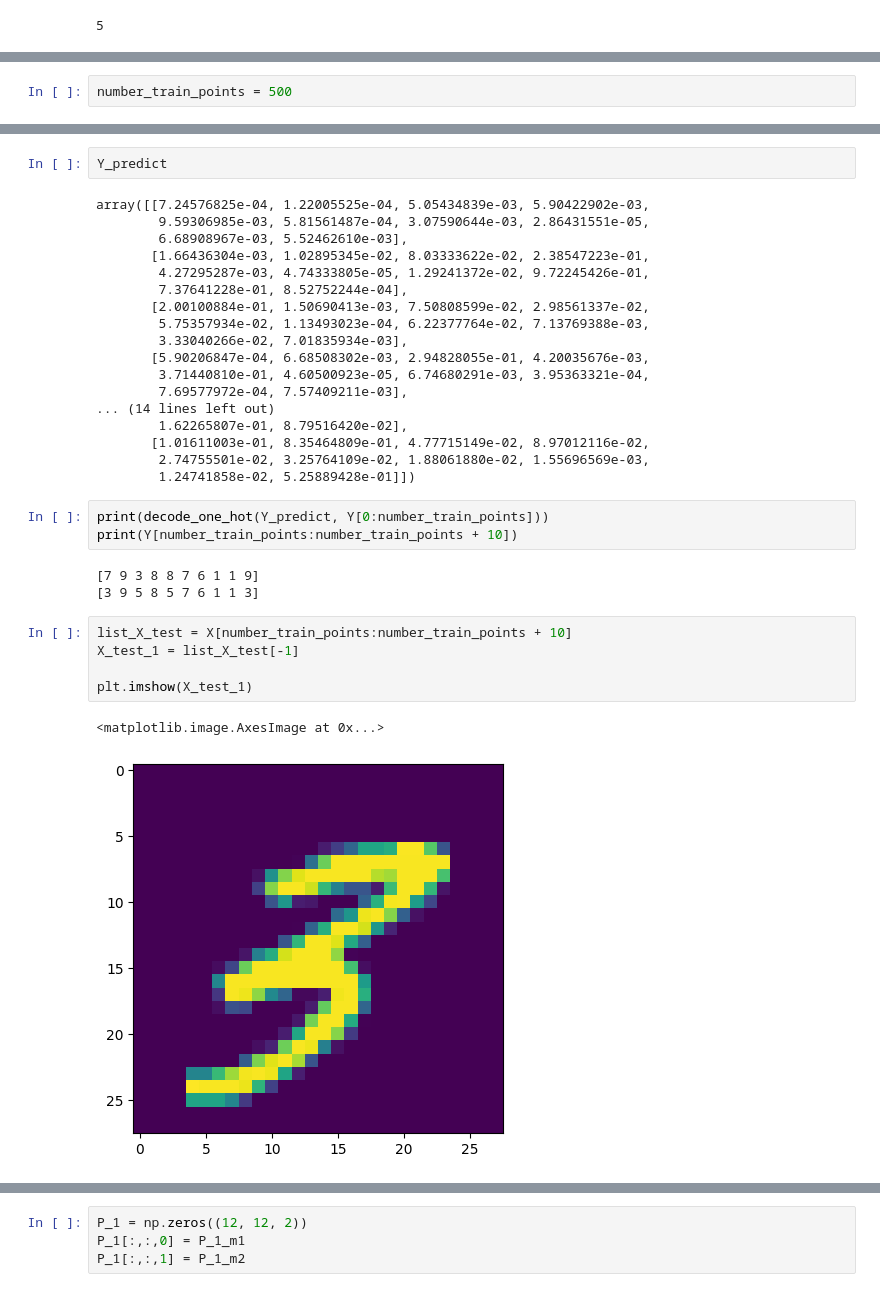
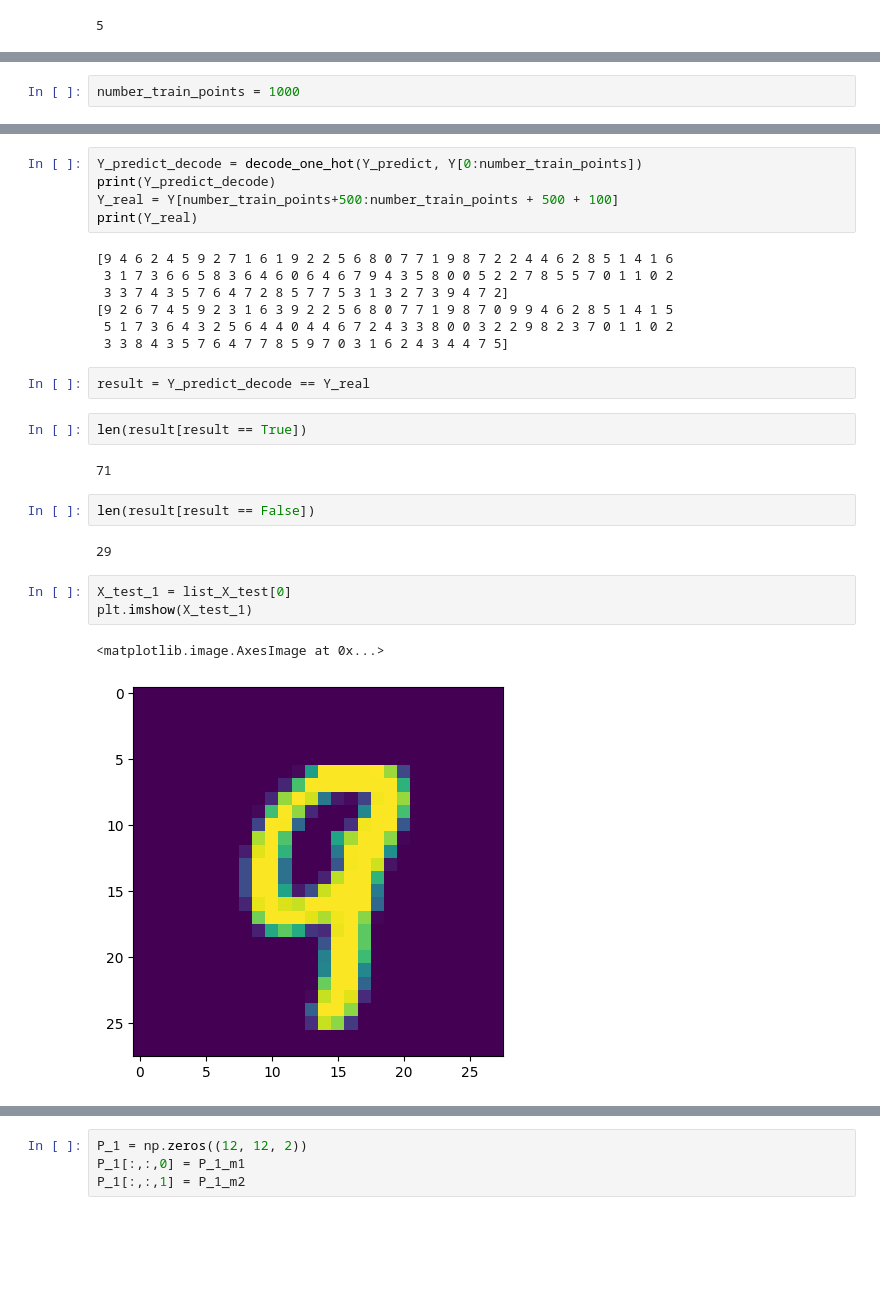
Before and after one commit to raming20/CNN-LSTM-predict-stock-price, a Jupyter notebook: data_analytics/try_cnn/try_mnist.ipynb, the cells around one changed output, grey strips where cells are left out. Saved outputs shown, nothing was run; the diff lists cells and outputs as text; blank space fills up the shorter version.

```diff
--- a/data_analytics/try_cnn/try_mnist.ipynb
+++ b/data_analytics/try_cnn/try_mnist.ipynb
@@ -501,6 +543,6 @@ def forward_and_train_cnn(
     }
 # %%
-number_train_points = 500
+number_train_points = 1000
 # %%
 output = forward_and_train_cnn(
     X[0:number_train_points],
@@ -540,37 +627,31 @@ Y_predict.shape
-# %%
-Y_predict
-# %% [output]
-array([[7.24576825e-04, 1.22005525e-04, 5.05434839e-03, 5.90422902e-03,
-        9.59306985e-03, 5.81561487e-04, 3.07590644e-03, 2.86431551e-05,
-        6.68908967e-03, 5.52462610e-03],
-       [1.66436304e-03, 1.02895345e-02, 8.03333622e-02, 2.38547223e-01,
-        4.27295287e-03, 4.74333805e-05, 1.29241372e-02, 9.72245426e-01,
-        7.37641228e-01, 8.52752244e-04],
-       [2.00100884e-01, 1.50690413e-03, 7.50808599e-02, 2.98561337e-02,
-        5.75357934e-02, 1.13493023e-04, 6.22377764e-02, 7.13769388e-03,
-        3.33040266e-02, 7.01835934e-03],
-       [5.90206847e-04, 6.68508302e-03, 2.94828055e-01, 4.20035676e-03,
-        3.71440810e-01, 4.60500923e-05, 6.74680291e-03, 3.95363321e-04,
-        7.69577972e-04, 7.57409211e-03],
-... (14 lines left out)
-        1.62265807e-01, 8.79516420e-02],
-       [1.01611003e-01, 8.35464809e-01, 4.77715149e-02, 8.97012116e-02,
-        2.74755501e-02, 3.25764109e-02, 1.88061880e-02, 1.55696569e-03,
-        1.24741858e-02, 5.25889428e-01]])
 # %%
-print(decode_one_hot(Y_predict, Y[0:number_train_points]))
-print(Y[number_train_points:number_train_points + 10])
+Y_predict_decode = decode_one_hot(Y_predict, Y[0:number_train_points])
+print(Y_predict_decode)
+Y_real = Y[number_train_points+500:number_train_points + 500 + 100]
+print(Y_real)
 # %% [output]
-[7 9 3 8 8 7 6 1 1 9]
-[3 9 5 8 5 7 6 1 1 3]
+[9 4 6 2 4 5 9 2 7 1 6 1 9 2 2 5 6 8 0 7 7 1 9 8 7 2 2 4 4 6 2 8 5 1 4 1 6
+ 3 1 7 3 6 6 5 8 3 6 4 6 0 6 4 6 7 9 4 3 5 8 0 0 5 2 2 7 8 5 5 7 0 1 1 0 2
+ 3 3 7 4 3 5 7 6 4 7 2 8 5 7 7 5 3 1 3 2 7 3 9 4 7 2]
+[9 2 6 7 4 5 9 2 3 1 6 3 9 2 2 5 6 8 0 7 7 1 9 8 7 0 9 9 4 6 2 8 5 1 4 1 5
+ 5 1 7 3 6 4 3 2 5 6 4 4 0 4 4 6 7 2 4 3 3 8 0 0 3 2 2 9 8 2 3 7 0 1 1 0 2
+ 3 3 8 4 3 5 7 6 4 7 7 8 5 9 7 0 3 1 6 2 4 3 4 4 7 5]
+# %%
+result = Y_predict_decode == Y_real
+# %%
+len(result[result == True])
+# %% [output]
+71
+# %%
+len(result[result == False])
+# %% [output]
+29
 # %%
-list_X_test = X[number_train_points:number_train_points + 10]
-X_test_1 = list_X_test[-1]
-
+X_test_1 = list_X_test[0]
 plt.imshow(X_test_1)
 # %% [output]
 <matplotlib.image.AxesImage at 0x...>
-[figure, old version]
+[figure, new version]
 # %%
 Zk_1_m1 = convolution(X_test_1, params["K_11"], bias=params["bk_11"])
 plt.imshow(Zk_1_m1)
```
Also changed, not shown: parts of 30 cells of this notebook, 4 other files.
